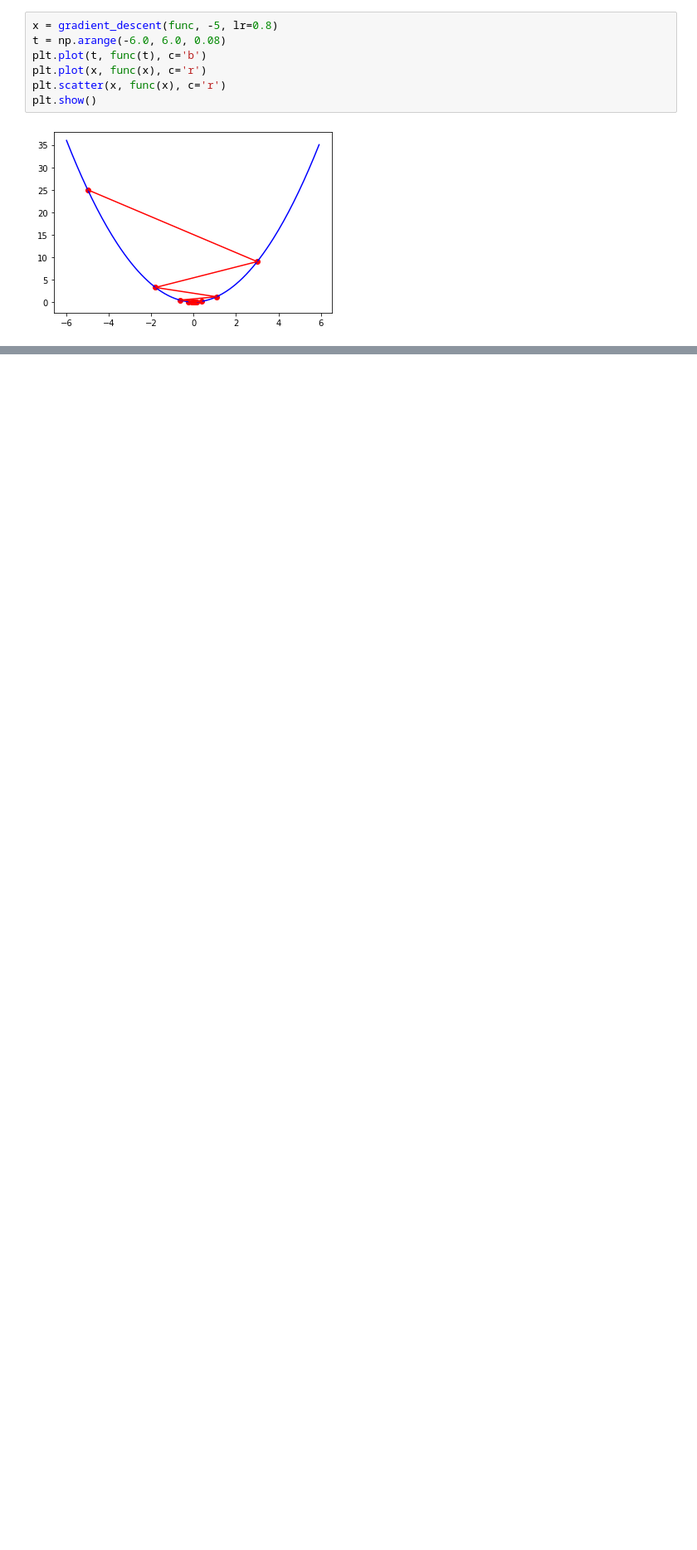
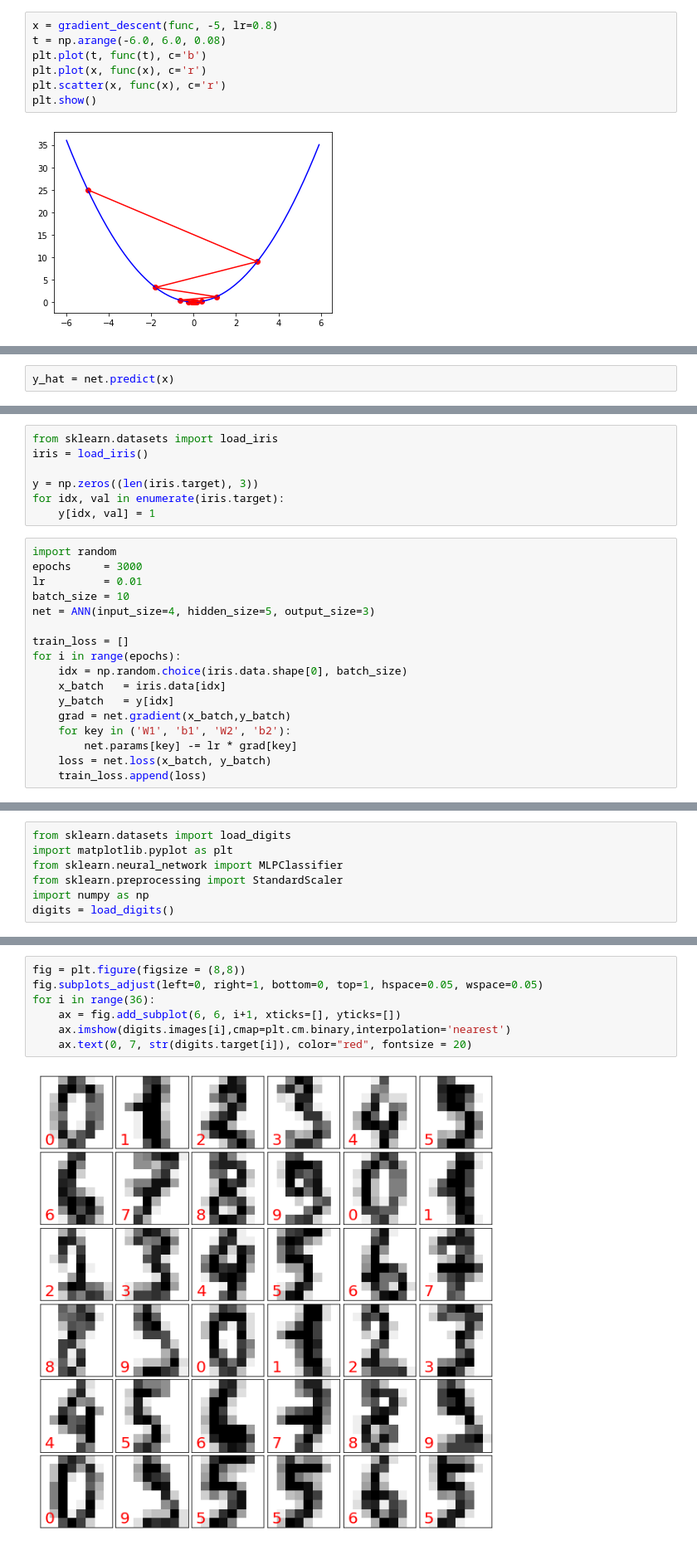
Before and after one commit to ywchiu/hp_dsai, a Jupyter notebook: Demo20200117.ipynb, the cells around one changed output, grey strips where cells are left out. Shown at 83% size. Drawn from its saved outputs; the diff is of its cells as text; blank space fills up the shorter version.

```diff
--- a/Demo20200117.ipynb
+++ b/Demo20200117.ipynb
@@ -122,0 +260,2 @@ plt.show()
+# %%
+y_hat = net.predict(x)
@@ -122,0 +401,24 @@ plt.show()
+# %%
+from sklearn.datasets import load_iris
+iris = load_iris()
+
+y = np.zeros((len(iris.target), 3))
+for idx, val in enumerate(iris.target):
+    y[idx, val] = 1
+# %%
+import random
+epochs     = 3000
+lr         = 0.01
+batch_size = 10
+net = ANN(input_size=4, hidden_size=5, output_size=3)
+
+train_loss = []
+for i in range(epochs):
+    idx = np.random.choice(iris.data.shape[0], batch_size)
+    x_batch   = iris.data[idx]
+    y_batch   = y[idx]
+    grad = net.gradient(x_batch,y_batch)
+    for key in ('W1', 'b1', 'W2', 'b2'):
+        net.params[key] -= lr * grad[key]
+    loss = net.loss(x_batch, y_batch)
+    train_loss.append(loss)
@@ -122,0 +427,7 @@ plt.show()
+# %%
+from sklearn.datasets import load_digits
+import matplotlib.pyplot as plt
+from sklearn.neural_network import MLPClassifier
+from sklearn.preprocessing import StandardScaler
+import numpy as np
+digits = load_digits()
@@ -122,0 +448,9 @@ plt.show()
+# %%
+fig = plt.figure(figsize = (8,8))
+fig.subplots_adjust(left=0, right=1, bottom=0, top=1, hspace=0.05, wspace=0.05)
+for i in range(36):
+    ax = fig.add_subplot(6, 6, i+1, xticks=[], yticks=[])
+    ax.imshow(digits.images[i],cmap=plt.cm.binary,interpolation='nearest')
+    ax.text(0, 7, str(digits.target[i]), color="red", fontsize = 20)
+# %% [output]
+[figure, added]
```
Also changed, not shown: parts of 46 cells of this notebook.
